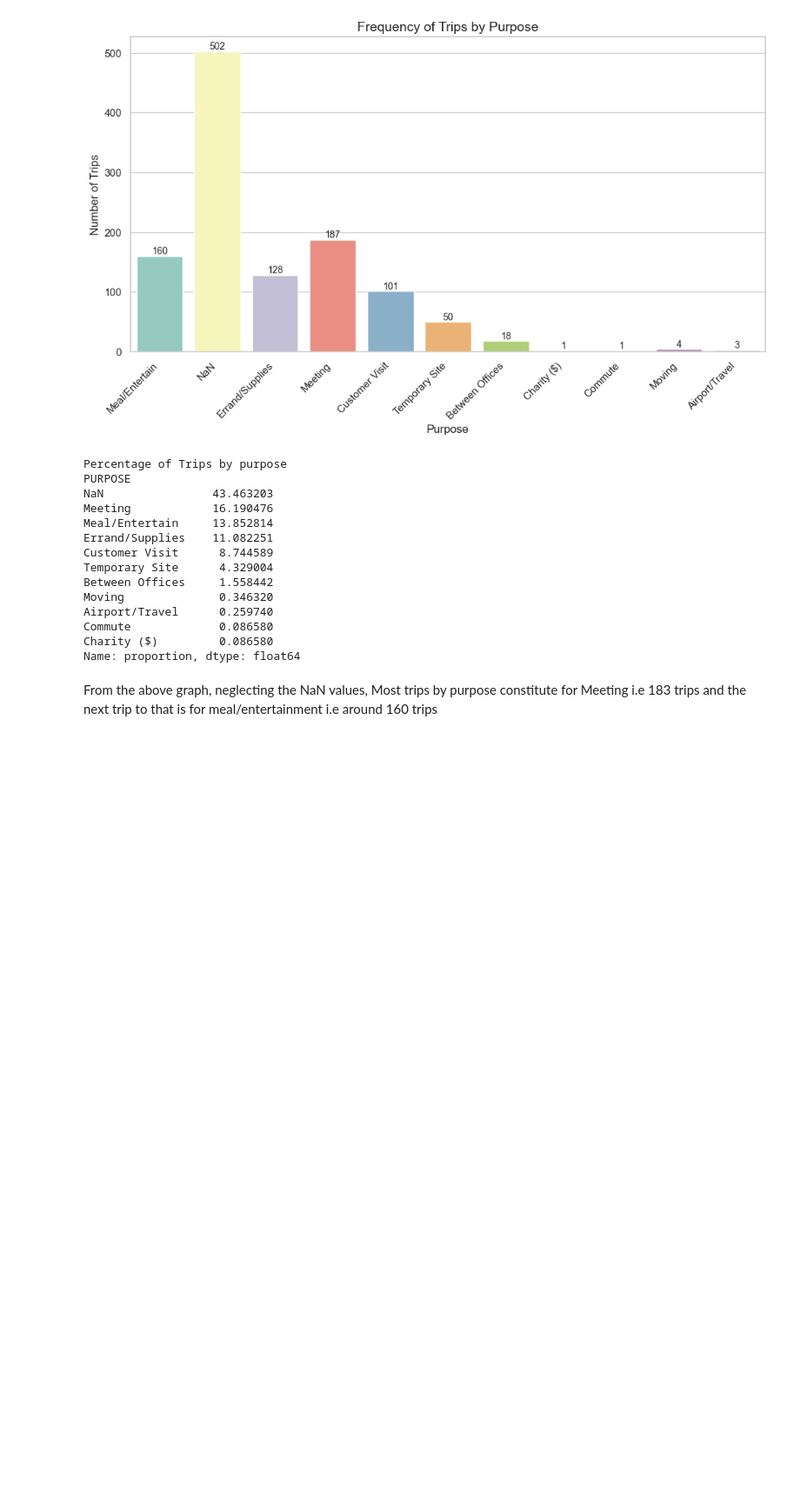
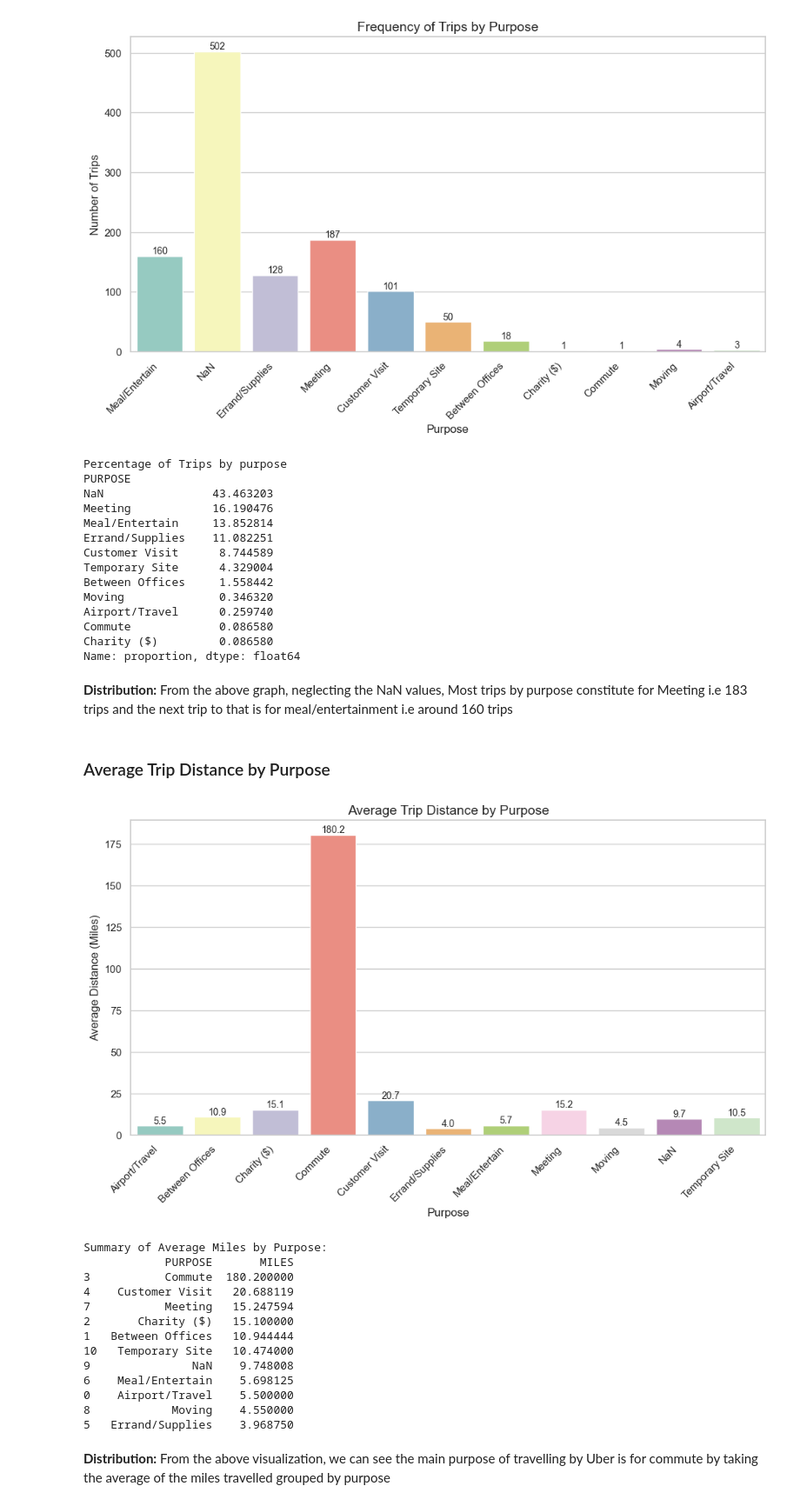
Before and after one commit to Archish1962/HexSoftwares_Exploratory_Data_Analysis, a Jupyter notebook: notebooks/uber_eda.ipynb, the cells around one changed output. Shown: that part at 87% size. Drawn from its saved outputs; the diff is of its cells as text; code cells hidden in the pictures; blank space fills up the shorter version.

Commit message:
Added visualizations

```diff
--- a/notebooks/uber_eda.ipynb
+++ b/notebooks/uber_eda.ipynb
@@ -120,7 +119,8 @@ For example, when doing 'df[col].method(value, inplace=True)', try using 'df.met
   df['PURPOSE'].fillna("NaN", inplace=True)
 # %%
 df.dropna(inplace=True)
-df
+df_cleaned = df
+df_cleaned
 # %% [output]
 |  | START_DATE | END_DATE | CATEGORY | START | STOP | MILES | PURPOSE |
 | 0 | 2016-01-01 21:11:00 | 2016-01-01 21:17:00 | Business | Fort Pierce | Fort Pierce | 5.1 | Meal/Entertain |
@@ -215,4 +215,52 @@ Commute             0.086580
 Charity ($)         0.086580
 Name: proportion, dtype: float64
 # %% [markdown]
-From the above graph, neglecting the NaN values, Most trips by purpose constitute for Meeting i.e 183 trips and the next trip to that is for meal/entertainment i.e around 160 trips
+**Distribution:** From the above graph, neglecting the NaN values, Most trips by purpose constitute for Meeting i.e 183 trips and the next trip to that is for meal/entertainment i.e around 160 trips
+# %% [markdown]
+### Average Trip Distance by Purpose
+# %%
+
+# Calculate mean MILES by PURPOSE
+avg_miles_by_purpose = df_cleaned.groupby('PURPOSE')['MILES'].mean().reset_index()
+
+sns.set_theme(style="whitegrid")
+
+# bar graph of average MILES by PURPOSE
+plt.figure(figsize=(12, 6))
+sns.barplot(data=avg_miles_by_purpose, x='PURPOSE', y='MILES', hue='PURPOSE', palette='Set3', legend=False)
+plt.title('Average Trip Distance by Purpose', fontsize=14)
+plt.xlabel('Purpose', fontsize=12)
+plt.ylabel('Average Distance (Miles)', fontsize=12)
+plt.xticks(rotation=45, ha='right')  # Rotate x-axis labels
+
+# Label exact values on top of each bar
+ax = plt.gca()
+for p in ax.patches:
+    ax.annotate(f'{p.get_height():.1f}',
+                (p.get_x() + p.get_width() / 2., p.get_height()),
+                ha='center', va='bottom', fontsize=10)
+
+# Save the image
+plt.savefig('C:/Users/archi/OneDrive/Documents/Coding/Python/Projects/HexSoftwares_Exploratory_Data_Analysis/visualizations/avg_miles_by_purpose.png', dpi=300, bbox_inches='tight')
+plt.show()
+
+# Summary
+print("\nSummary of Average Miles by Purpose:")
+print(avg_miles_by_purpose.sort_values(by='MILES', ascending=False))
+# %% [output]
+[figure, added]
+Summary of Average Miles by Purpose:
+            PURPOSE       MILES
+3           Commute  180.200000
+4    Customer Visit   20.688119
+7           Meeting   15.247594
+2       Charity ($)   15.100000
+1   Between Offices   10.944444
+10   Temporary Site   10.474000
+9               NaN    9.748008
+6    Meal/Entertain    5.698125
+0    Airport/Travel    5.500000
+8            Moving    4.550000
+5   Errand/Supplies    3.968750
+# %% [markdown]
+**Distribution:** From the above visualization, we can see the main purpose of travelling by Uber is for commute by taking the average of the miles travelled grouped by purpose
```
Also changed, not shown: parts of 14 cells of this notebook, 4 other files.
